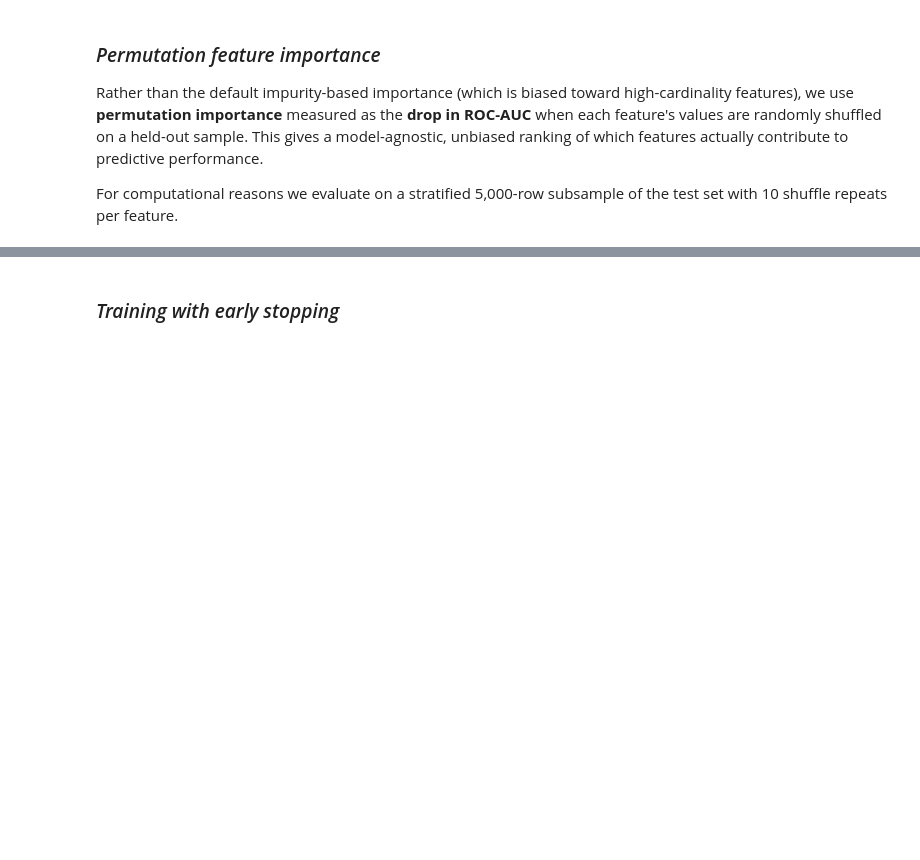
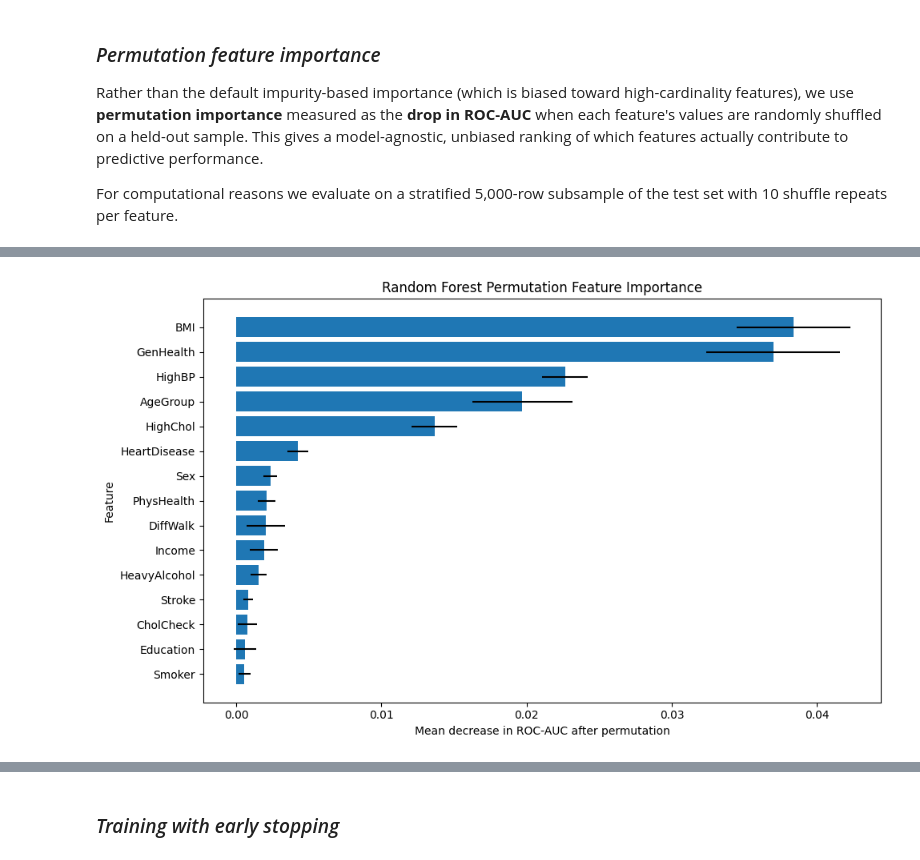
Before and after one commit to LixiJiang/CIS5450Final, a Jupyter notebook: CIS5450_Final_Project.ipynb, the cells around one changed output, grey strips where cells are left out. Drawn from its saved outputs; the diff is of its cells as text; code cells hidden in the pictures; blank space fills up the shorter version.

```diff
--- a/CIS5450_Final_Project.ipynb
+++ b/CIS5450_Final_Project.ipynb
@@ -1094,0 +1052,82 @@ HeavyAlcohol         0.003903        0.001653
+# %%
+# ---------------------------------------------------------
+# Permutation Feature Importance for Random Forest
+# ---------------------------------------------------------
+
+from sklearn.inspection import permutation_importance
+from sklearn.model_selection import train_test_split
+import matplotlib.pyplot as plt
+
+# Select the best Random Forest model based on PR-AUC
+best_rf_name = rf_summary.sort_values(
+    by="pr_auc",
+    ascending=False
+).iloc[0]["model"]
+
+best_rf_model = rf_variants[best_rf_name]
+
+print("Best Random Forest model:", best_rf_name)
+
+# Refit the selected Random Forest model on the full training set
+best_rf_model.fit(X_train, y_train)
+
+# Create a stratified 5,000-row subsample from the test set
+# This keeps the class distribution similar to the original test set
+sample_size = min(5000, len(X_test))
+
+X_test_sample, _, y_test_sample, _ = train_test_split(
+    X_test,
+    y_test,
+    train_size=sample_size,
+    stratify=y_test,
+    random_state=RANDOM_STATE
+)
+
+print("Permutation importance sample size:", len(X_test_sample))
+print("Class distribution in sample:")
+print(y_test_sample.value_counts(normalize=True))
+
+# Run permutation importance
+# The importance score is the mean decrease in ROC-AUC after shuffling each feature
+perm_result = permutation_importance(
+    best_rf_model,
+    X_test_sample,
+    y_test_sample,
+    scoring="roc_auc",
+    n_repeats=10,
+    random_state=RANDOM_STATE,
+    n_jobs=-1
+)
+
+# Create importance table
+rf_perm_importance = pd.DataFrame({
+    "feature": X_test.columns,
+    "importance_mean": perm_result.importances_mean,
+    "importance_std": perm_result.importances_std
+})
+
+rf_perm_importance = rf_perm_importance.sort_values(
+    by="importance_mean",
+    ascending=False
+).reset_index(drop=True)
+
+rf_perm_importance.head(15)
+
+# Plot top 15 permutation feature importances
+
+top_n = 15
+
+plt.figure(figsize=(10, 6))
+
+plt.barh(
+    rf_perm_importance.head(top_n)["feature"][::-1],
+    rf_perm_importance.head(top_n)["importance_mean"][::-1],
+    xerr=rf_perm_importance.head(top_n)["importance_std"][::-1]
+)
+
+plt.xlabel("Mean decrease in ROC-AUC after permutation")
+plt.ylabel("Feature")
+plt.title("Random Forest Permutation Feature Importance")
+plt.tight_layout()
+plt.show()
+# %% [output]
@@ -1095,3 +1141,4 @@ HeavyAlcohol         0.003903        0.001653
+[figure, added]
 # %% [markdown]
 ## **2.3 Gradient Boosting (XGBoost)**
 
```
Also changed, not shown: parts of 18 cells of this notebook.
